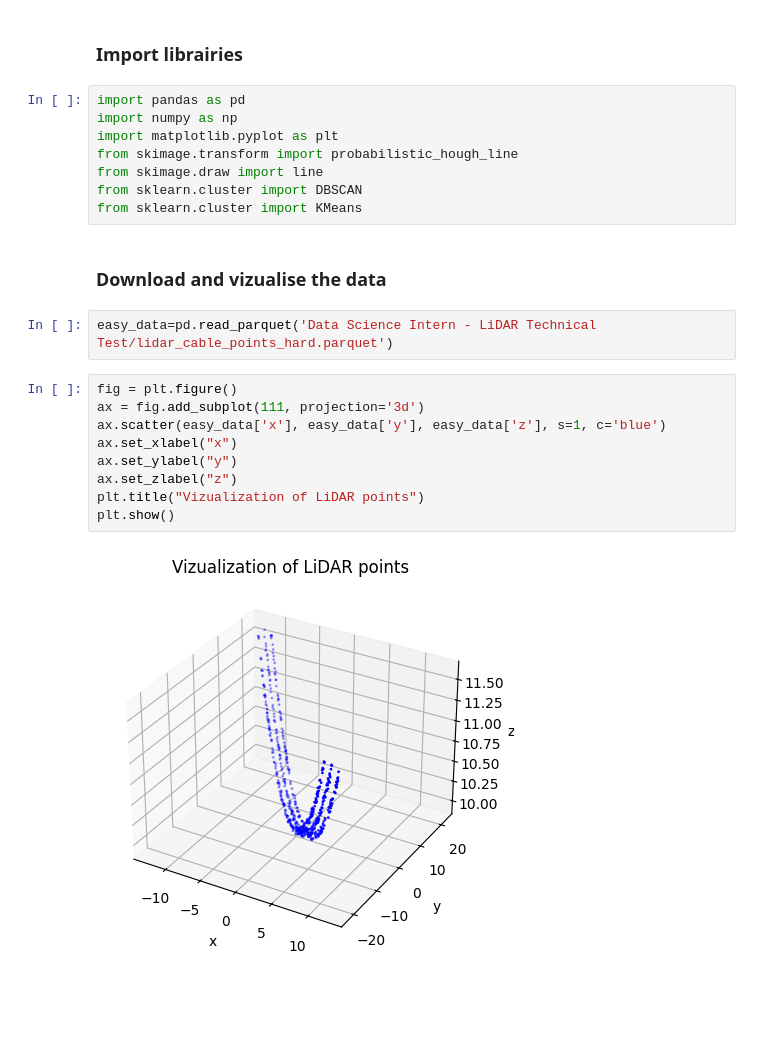
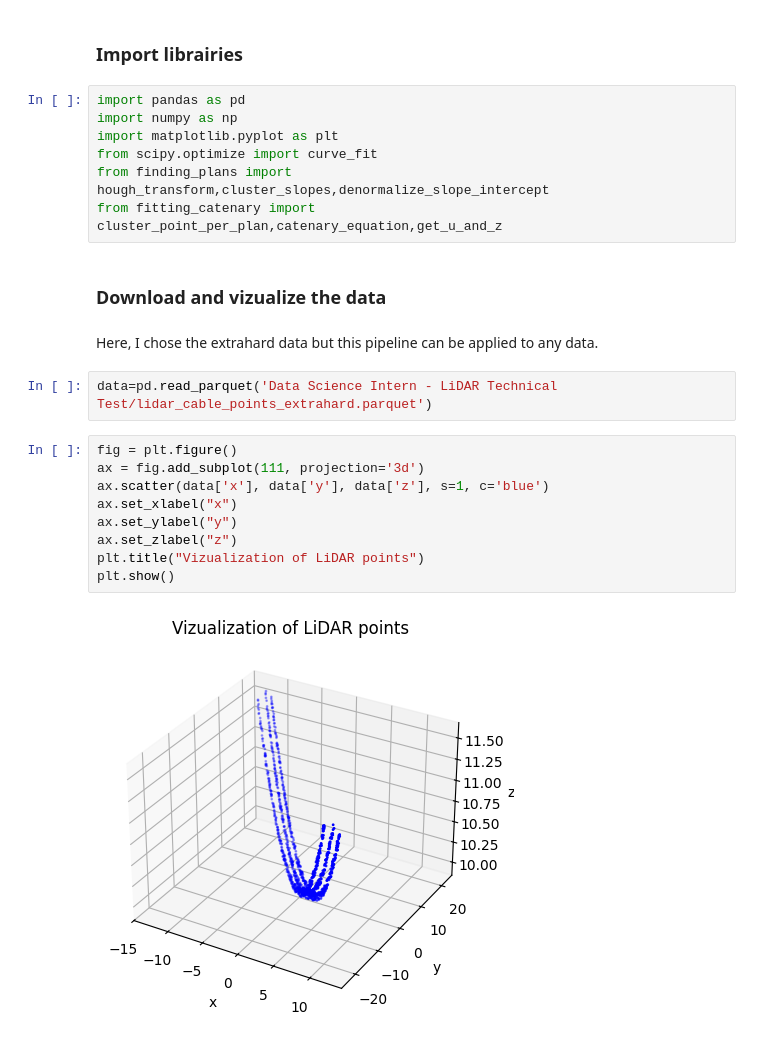
Before and after one commit to ofondeur/catenary_models, a Jupyter notebook: code.ipynb, the cells around one changed output. Cells and saved outputs as stored; diff of their text form; blank space fills up the shorter version.

```diff
--- a/code.ipynb
+++ b/code.ipynb
@@ -4,22 +4,23 @@
 import pandas as pd
 import numpy as np
 import matplotlib.pyplot as plt
-from skimage.transform import probabilistic_hough_line
-from skimage.draw import line
-from sklearn.cluster import DBSCAN
-from sklearn.cluster import KMeans
+from scipy.optimize import curve_fit
+from finding_plans import hough_transform,cluster_slopes,denormalize_slope_intercept
+from fitting_catenary import cluster_point_per_plan,catenary_equation,get_u_and_z
 # %% [markdown]
-### Download and vizualise the data
+### Download and vizualize the data
+# %% [markdown]
+Here, I chose the extrahard data but this pipeline can be applied to any data.
 # %%
-easy_data=pd.read_parquet('Data Science Intern - LiDAR Technical Test/lidar_cable_points_hard.parquet')
+data=pd.read_parquet('Data Science Intern - LiDAR Technical Test/lidar_cable_points_extrahard.parquet')
 # %%
 fig = plt.figure()
 ax = fig.add_subplot(111, projection='3d')
-ax.scatter(easy_data['x'], easy_data['y'], easy_data['z'], s=1, c='blue')
+ax.scatter(data['x'], data['y'], data['z'], s=1, c='blue')
 ax.set_xlabel("x")
 ax.set_ylabel("y")
 ax.set_zlabel("z")
 plt.title("Vizualization of LiDAR points")
 plt.show()
 # %% [output]
-[figure, old version]
+[figure, new version]
```
Also changed, not shown: parts of 21 cells of this notebook, 2 other files.
